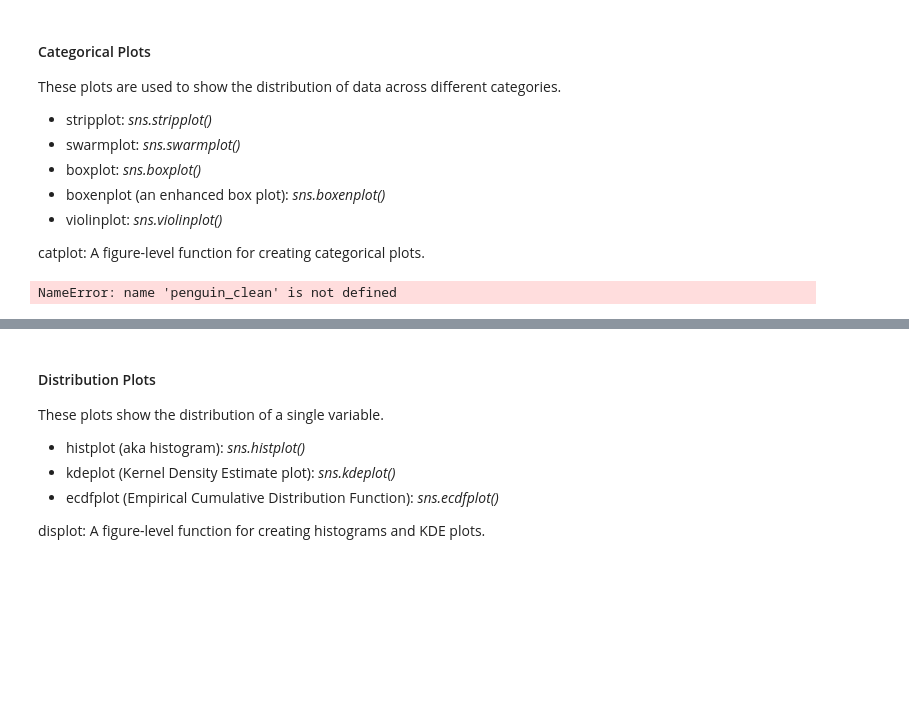
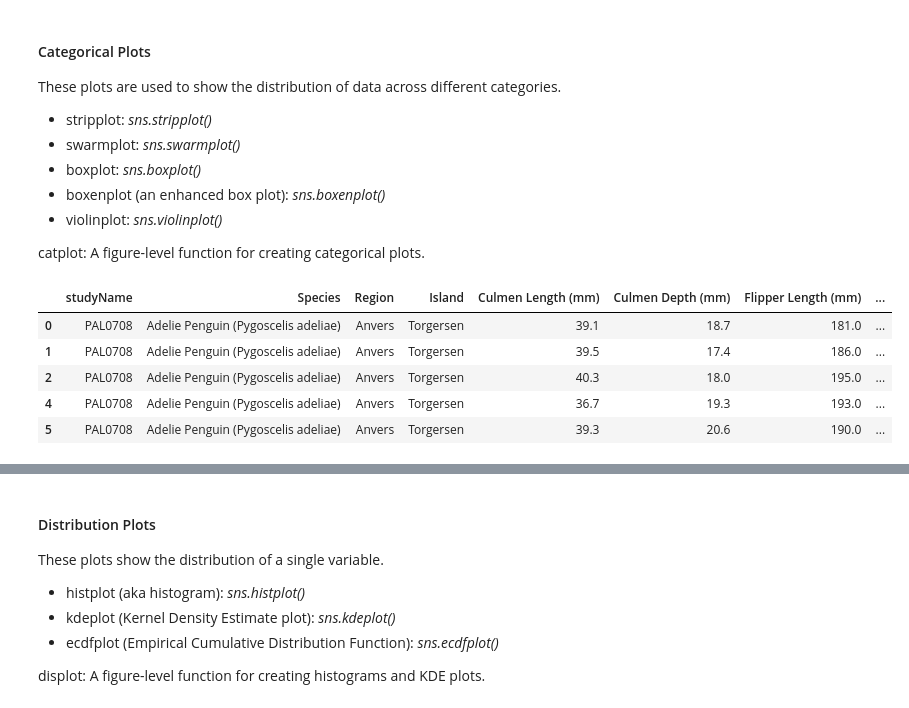
Before and after one commit to annie-are-you-ok/www.annieboskova.co.uk, a Jupyter notebook: notebooks/what-the-plot.ipynb, the cells around one changed output, grey strips where cells are left out. Saved outputs shown, nothing was run; the diff lists cells and outputs as text; code cells hidden in the pictures; blank space fills up the shorter version.

```diff
--- a/notebooks/what-the-plot.ipynb
+++ b/notebooks/what-the-plot.ipynb
@@ -152,14 +152,19 @@ catplot: A figure-level function for creating categorical plots.
 # %%
 penguin_lter = pd.read_csv('/home/annie/Python/data/penguins_lter.csv')
 penguin_df = penguin_lter.dropna(subset=['Sex']) #drop NaNs from Sex column
-penguin_df = penguin_lter.drop(columns=['Sample Number', 'Individual ID', 'Stage', 'Clutch Completion', 'Clutch Completion', 'Date Egg', 'Comments'])
-penguin_df = penguin_clean[penguin_clean['Sex'] != '.']
+penguin_df = penguin_df.drop(columns=['Sample Number', 'Individual ID', 'Stage', 'Clutch Completion', 'Clutch Completion', 'Date Egg', 'Comments'])
+penguin_df = penguin_df[penguin_df['Sex'] != '.']
 penguin_df.head()
 
 
 # penguin_df.info()
 # %% [output]
-NameError: name 'penguin_clean' is not defined
+|  | studyName | Species | Region | Island | Culmen Length (mm) | Culmen Depth (mm) | Flipper Length (mm) | ... |
+| 0 | PAL0708 | Adelie Penguin (Pygoscelis adeliae) | Anvers | Torgersen | 39.1 | 18.7 | 181.0 | ... |
+| 1 | PAL0708 | Adelie Penguin (Pygoscelis adeliae) | Anvers | Torgersen | 39.5 | 17.4 | 186.0 | ... |
+| 2 | PAL0708 | Adelie Penguin (Pygoscelis adeliae) | Anvers | Torgersen | 40.3 | 18.0 | 195.0 | ... |
+| 4 | PAL0708 | Adelie Penguin (Pygoscelis adeliae) | Anvers | Torgersen | 36.7 | 19.3 | 193.0 | ... |
+| 5 | PAL0708 | Adelie Penguin (Pygoscelis adeliae) | Anvers | Torgersen | 39.3 | 20.6 | 190.0 | ... |
 # %%
 # penguin_lter['Clutch Completion'].unique()
 # penguin_lter['studyName'].unique()
```
Also changed, not shown: parts of 27 cells of this notebook.
